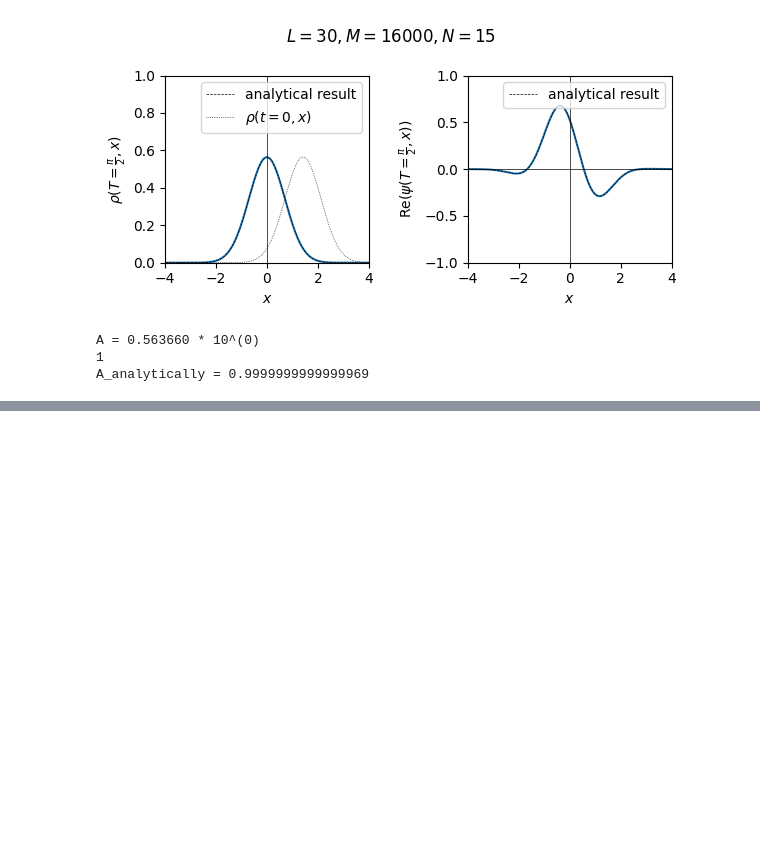
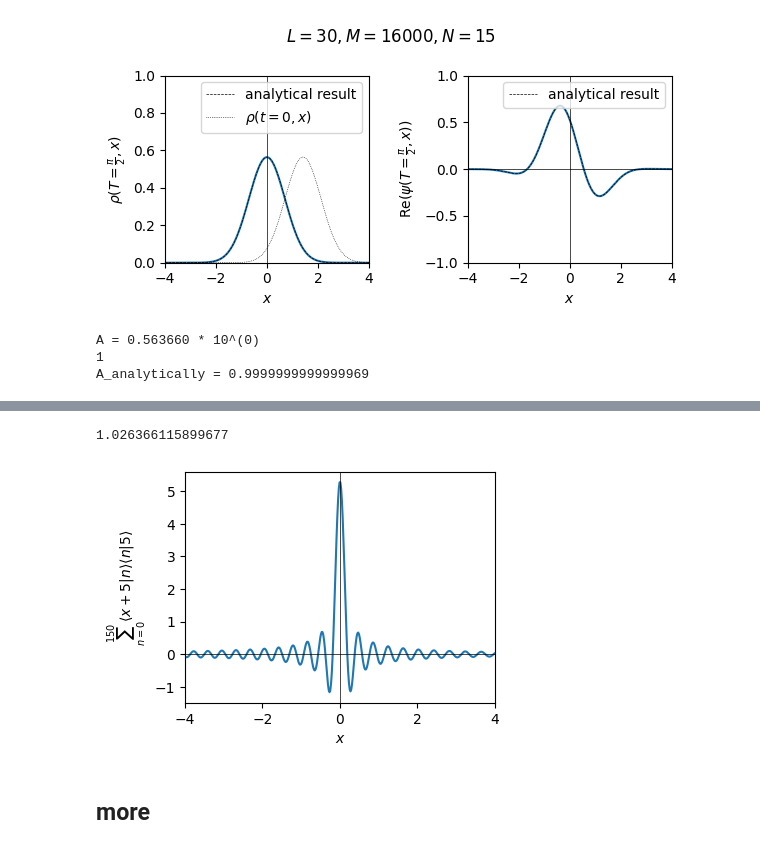
Before and after one commit to siyang03/numerical-path-integral, a Jupyter notebook: harmonic oscillator/harmonic oscillator.ipynb, the cells around one changed output, grey strips where cells are left out. Cells and saved outputs as stored; diff of their text form; code cells hidden in the pictures; blank space fills up the shorter version.

```diff
--- a/harmonic oscillator/harmonic oscillator.ipynb
+++ b/harmonic oscillator/harmonic oscillator.ipynb
@@ -145,0 +190,29 @@ A_analytically = 0.9999999999999969
+# %%
+xmax=52
+x = np.linspace(-xmax, xmax, int(xmax*100))
+x0 = 5
+N=150
+y = 0
+for i in range(N+1):
+    y+= psi(i, x+x0) * psi(i, x0)
+
+normalization = 0
+dx = x[1] - x[0]
+for i in range(len(y)):
+    normalization+= dx * y[i]
+print(normalization)
+
+fig, ax = plt.subplots(figsize=(4, 3))
+ax.plot(x, y)
+ax.set_xlim(-4, 4)
+#ax.set_ylim(-2, int(max(y)+1))
+ax.axhline(y=0, linestyle='-', linewidth=0.5, color='black')
+ax.axvline(x=0, linestyle='-', linewidth=0.5, color='black')
+ax.set_xlabel('$x$')
+ax.set_ylabel('$\\sum_{n=0}^{'+f'{N}'+'} \\langle x + '+f'{x0}'+' | n \\rangle \\langle n |'+f'{x0}'+'\\rangle$')
+plt.show()
+# %% [output]
+1.026366115899677
+[figure, added]
+# %% [markdown]
+## more
```
Also changed, not shown: parts of 7 cells of this notebook, 8 other files.
